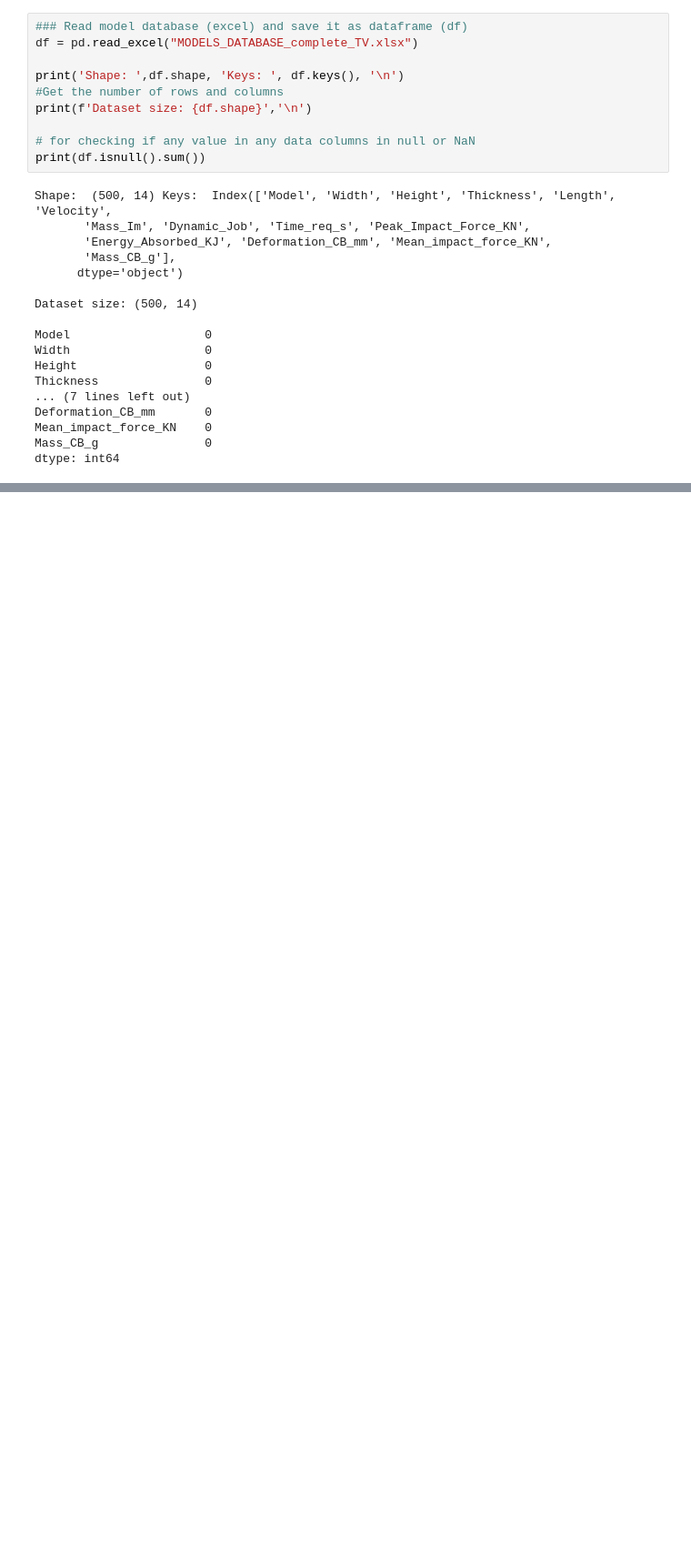
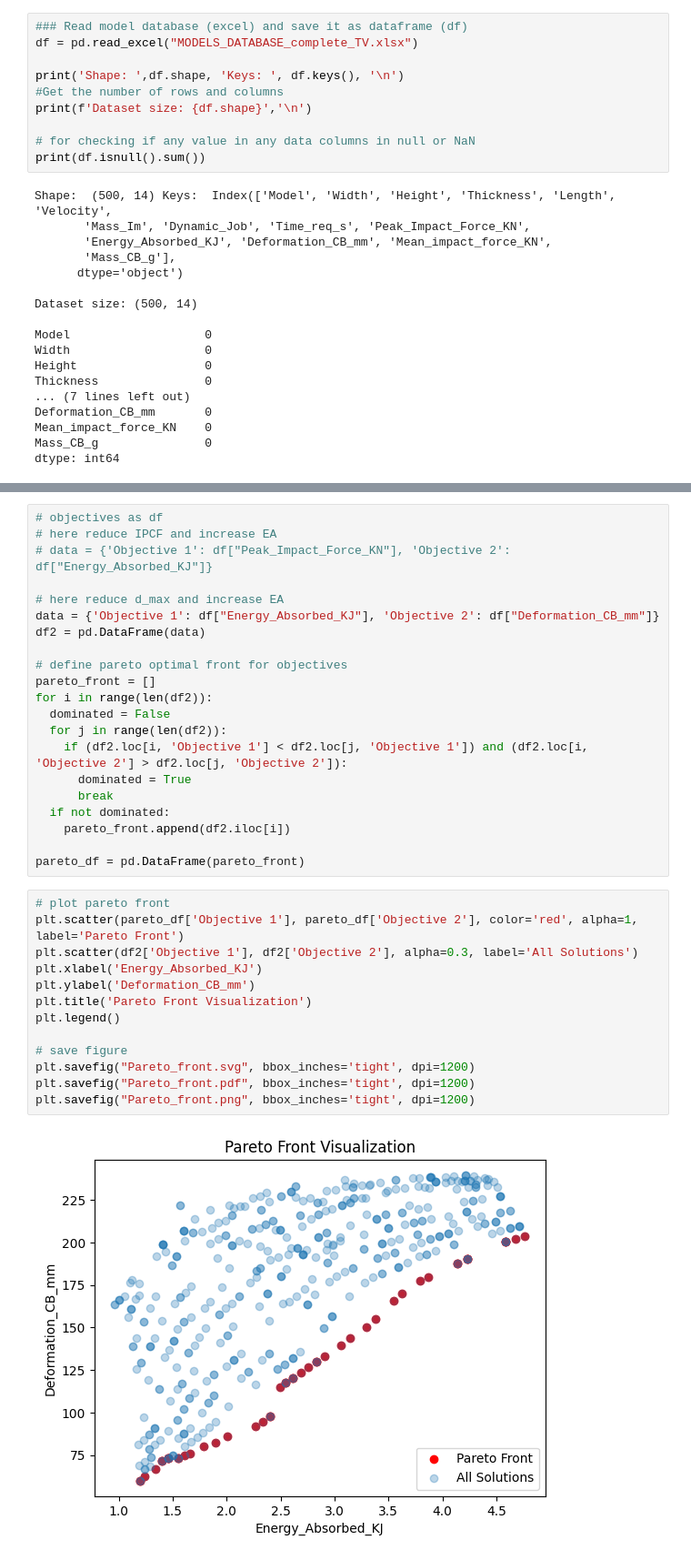
Before and after one commit to MrAdityaBorse/FEM_Data_Impact_Simulation, a Jupyter notebook: Loading database and analysing.ipynb, the cells around one changed output, grey strips where cells are left out. Shown at 91% size. Saved outputs shown, nothing was run; the diff lists cells and outputs as text; blank space fills up the shorter version.

```diff
--- a/Loading database and analysing.ipynb
+++ b/Loading database and analysing.ipynb
@@ -95,0 +135,36 @@ plt.savefig("data_analysis_trisurf.pdf", bbox_inches='tight', dpi=1200)
+# %%
+# objectives as df
+# here reduce IPCF and increase EA
+# data = {'Objective 1': df["Peak_Impact_Force_KN"], 'Objective 2': df["Energy_Absorbed_KJ"]}
+
+# here reduce d_max and increase EA
+data = {'Objective 1': df["Energy_Absorbed_KJ"], 'Objective 2': df["Deformation_CB_mm"]}
+df2 = pd.DataFrame(data)
+
+# define pareto optimal front for objectives
+pareto_front = []
+for i in range(len(df2)):
+  dominated = False
+  for j in range(len(df2)):
+    if (df2.loc[i, 'Objective 1'] < df2.loc[j, 'Objective 1']) and (df2.loc[i, 'Objective 2'] > df2.loc[j, 'Objective 2']):
+      dominated = True
+      break
+  if not dominated:
+    pareto_front.append(df2.iloc[i])
+
+pareto_df = pd.DataFrame(pareto_front)
+# %%
+# plot pareto front
+plt.scatter(pareto_df['Objective 1'], pareto_df['Objective 2'], color='red', alpha=1, label='Pareto Front')
+plt.scatter(df2['Objective 1'], df2['Objective 2'], alpha=0.3, label='All Solutions')
+plt.xlabel('Energy_Absorbed_KJ')
+plt.ylabel('Deformation_CB_mm')
+plt.title('Pareto Front Visualization')
+plt.legend()
+
+# save figure
+plt.savefig("Pareto_front.svg", bbox_inches='tight', dpi=1200)
+plt.savefig("Pareto_front.pdf", bbox_inches='tight', dpi=1200)
+plt.savefig("Pareto_front.png", bbox_inches='tight', dpi=1200)
+# %% [output]
+[figure, added]
```
Also changed, not shown: parts of 9 cells of this notebook.
